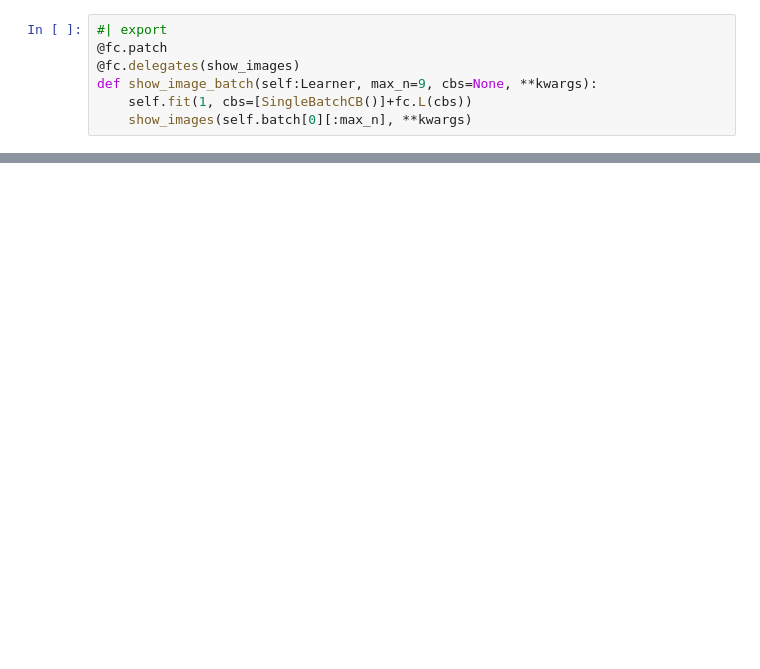
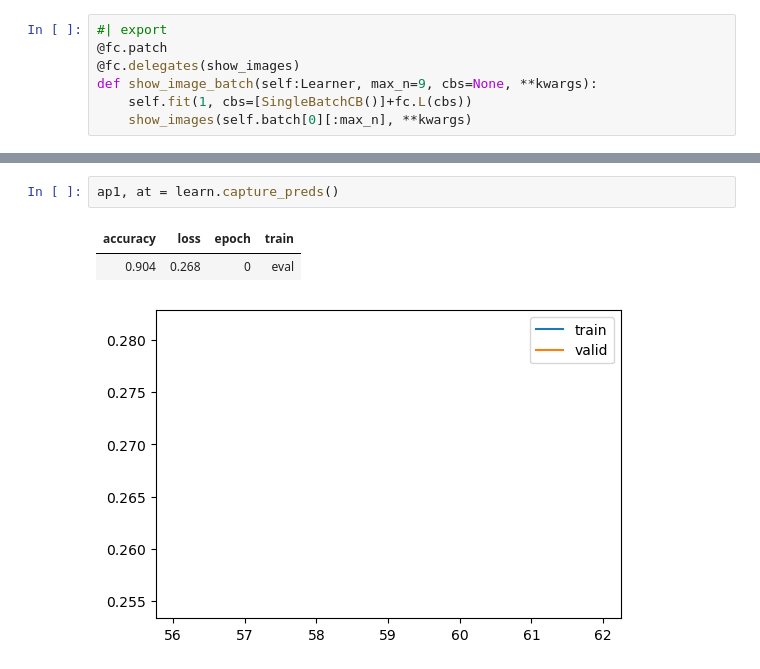
Before and after one commit to joeross999/fastai_classwork, a Jupyter notebook: notebooks/14_augment.ipynb, the cells around one changed output, grey strips where cells are left out. Saved outputs shown, nothing was run; the diff lists cells and outputs as text; blank space fills up the shorter version.

```diff
--- a/notebooks/14_augment.ipynb
+++ b/notebooks/14_augment.ipynb
@@ -274,0 +301,6 @@ learn.show_image_batch(max_n=16, imsize=(1.5))
+# %%
+ap1, at = learn.capture_preds()
+# %% [output]
+| accuracy | loss | epoch | train |
+| 0.904 | 0.268 | 0 | eval |
+[figure, added]
```
Also changed, not shown: parts of 24 cells of this notebook, 3 other files.
